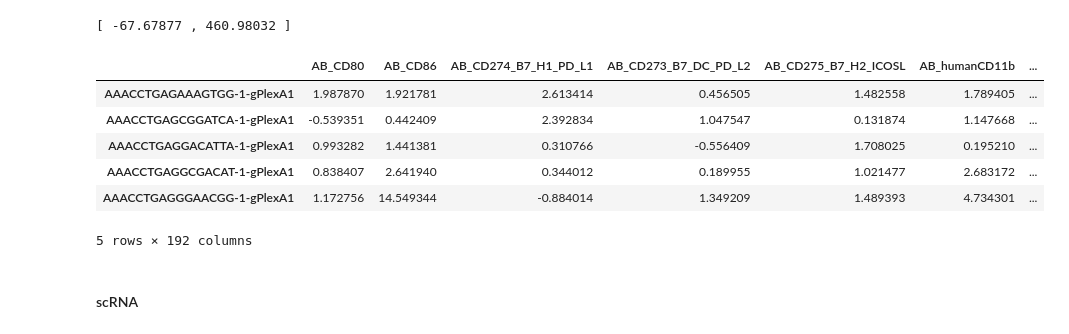
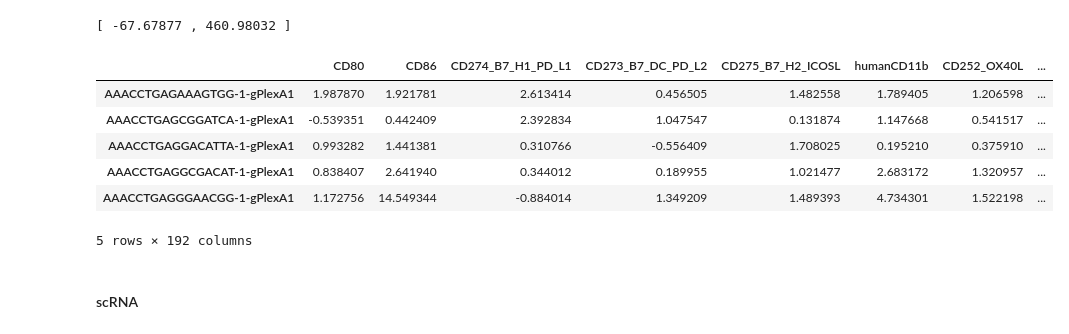
Before and after one commit to theislab/integraph, a Jupyter notebook: notebooks/data.ipynb, the cells around one changed output. Saved outputs shown, nothing was run; the diff lists cells and outputs as text; code cells hidden in the pictures.

Commit message:
integrated Leonardo's notebooks. Re-organized the project. The part with comparissons as well as comments need updating.

```diff
--- a/notebooks/data.ipynb
+++ b/notebooks/data.ipynb
@@ -14,22 +16,28 @@ import pandas as pd
 The data folder's structure is as follows
 
 |data
-    |data
-        |pb
-    |info
+    |input
+        |full
+        |raw
+        |complementary
+    |output
         |proteins
         |shared
         |stats
             |single
             |cross
+        |pb_L
+        |pb
+        |preprocessed
 """
 
-# Path to the data
+# Path to the inputs
 cwd = os.getcwd()
-data_path = os.path.abspath(os.path.join(cwd, "../data/data"))
-print("data", data_path)
+input = os.path.abspath(os.path.join(cwd, "../data/input"))
+print("in", input)
+
 
 # Path to outputs
-out_path = os.path.abspath(os.path.join(cwd, "../data/info"))
-print("out", out_path)
+output = os.path.abspath(os.path.join(cwd, "../data/output"))
+print("out", output)
 # %% [output]
@@ -54,0 +46,14 @@ def read(file_name, dtype, sheet = None, data_type = float):
+# %%
+# Inputs
+full = os.path.join(input, "full")
+raw = os.path.join(input, "raw")
+complementary = os.path.join(input, "complementary")
+
+# Outputs
+proteins = os.path.join(output, "proteins")
+shared = os.path.join(output, "shared")
+stats_single = os.path.join(output, "stats/single")
+stats_cross = os.path.join(output, "stats/cross")
+pb = os.path.join(output, "pb")
+pb_L = os.path.join(output, "pb_L") # Pseudobulks according to Leonardo
+preprocessed = os.path.join(output, "preprocessed")
@@ -125,13 +185,13 @@ print("[", ADT.X.toarray().min(), ",", ADT.X.toarray().max(), "]") # Overall ran
 [ -67.67877 , 460.98032 ]
 # %%
 # Content overview
-ADT.to_df().head()
+adt.to_df().head()
 # %% [output]
-|  | AB_CD80 | AB_CD86 | AB_CD274_B7_H1_PD_L1 | AB_CD273_B7_DC_PD_L2 | AB_CD275_B7_H2_ICOSL | AB_humanCD11b | ... |
-| AAACCTGAGAAAGTGG-1-gPlexA1 | 1.987870 | 1.921781 | 2.613414 | 0.456505 | 1.482558 | 1.789405 | ... |
-| AAACCTGAGCGGATCA-1-gPlexA1 | -0.539351 | 0.442409 | 2.392834 | 1.047547 | 0.131874 | 1.147668 | ... |
-| AAACCTGAGGACATTA-1-gPlexA1 | 0.993282 | 1.441381 | 0.310766 | -0.556409 | 1.708025 | 0.195210 | ... |
-| AAACCTGAGGCGACAT-1-gPlexA1 | 0.838407 | 2.641940 | 0.344012 | 0.189955 | 1.021477 | 2.683172 | ... |
-| AAACCTGAGGGAACGG-1-gPlexA1 | 1.172756 | 14.549344 | -0.884014 | 1.349209 | 1.489393 | 4.734301 | ... |
+|  | CD80 | CD86 | CD274_B7_H1_PD_L1 | CD273_B7_DC_PD_L2 | CD275_B7_H2_ICOSL | humanCD11b | CD252_OX40L | ... |
+| AAACCTGAGAAAGTGG-1-gPlexA1 | 1.987870 | 1.921781 | 2.613414 | 0.456505 | 1.482558 | 1.789405 | 1.206598 | ... |
+| AAACCTGAGCGGATCA-1-gPlexA1 | -0.539351 | 0.442409 | 2.392834 | 1.047547 | 0.131874 | 1.147668 | 0.541517 | ... |
+| AAACCTGAGGACATTA-1-gPlexA1 | 0.993282 | 1.441381 | 0.310766 | -0.556409 | 1.708025 | 0.195210 | 0.375910 | ... |
+| AAACCTGAGGCGACAT-1-gPlexA1 | 0.838407 | 2.641940 | 0.344012 | 0.189955 | 1.021477 | 2.683172 | 1.320957 | ... |
+| AAACCTGAGGGAACGG-1-gPlexA1 | 1.172756 | 14.549344 | -0.884014 | 1.349209 | 1.489393 | 4.734301 | 1.522198 | ... |
 5 rows × 192 columns
 # %%
```
Also changed, not shown: parts of 65 cells of this notebook, 2 other files.
